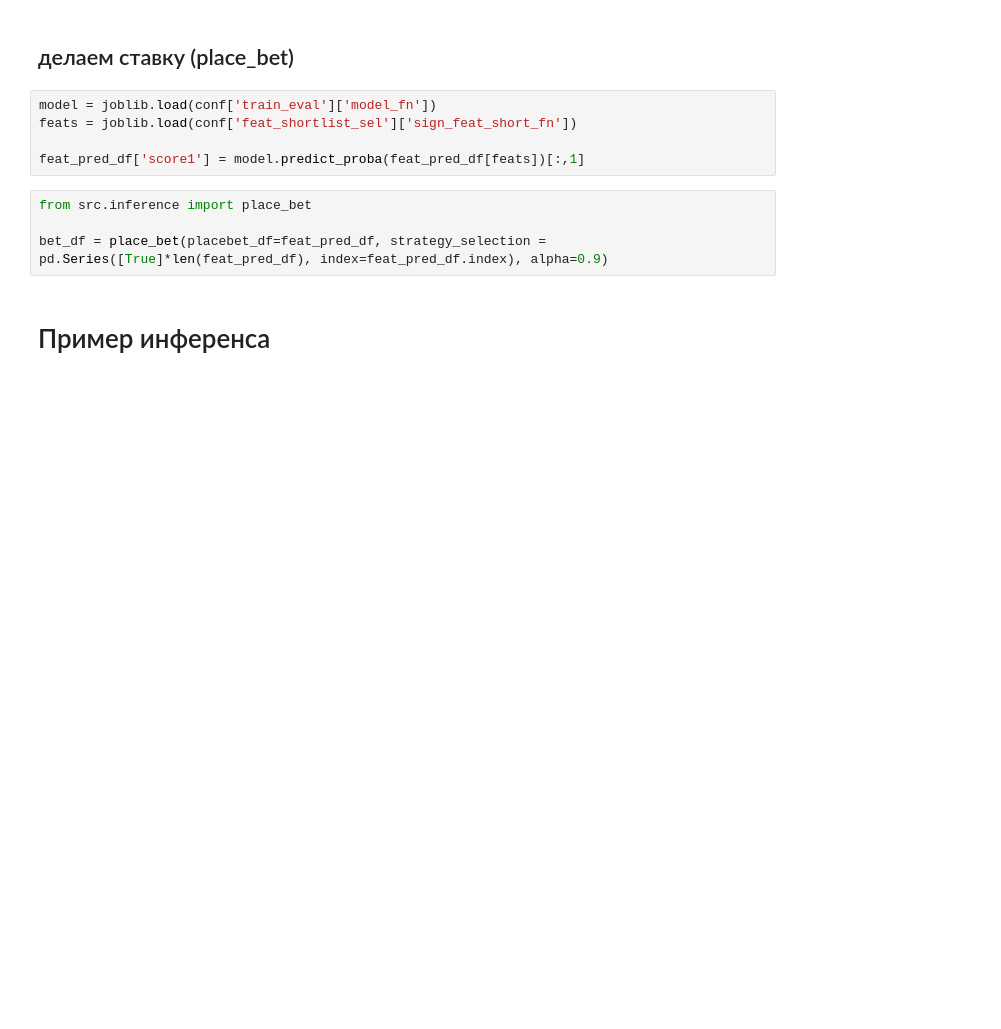
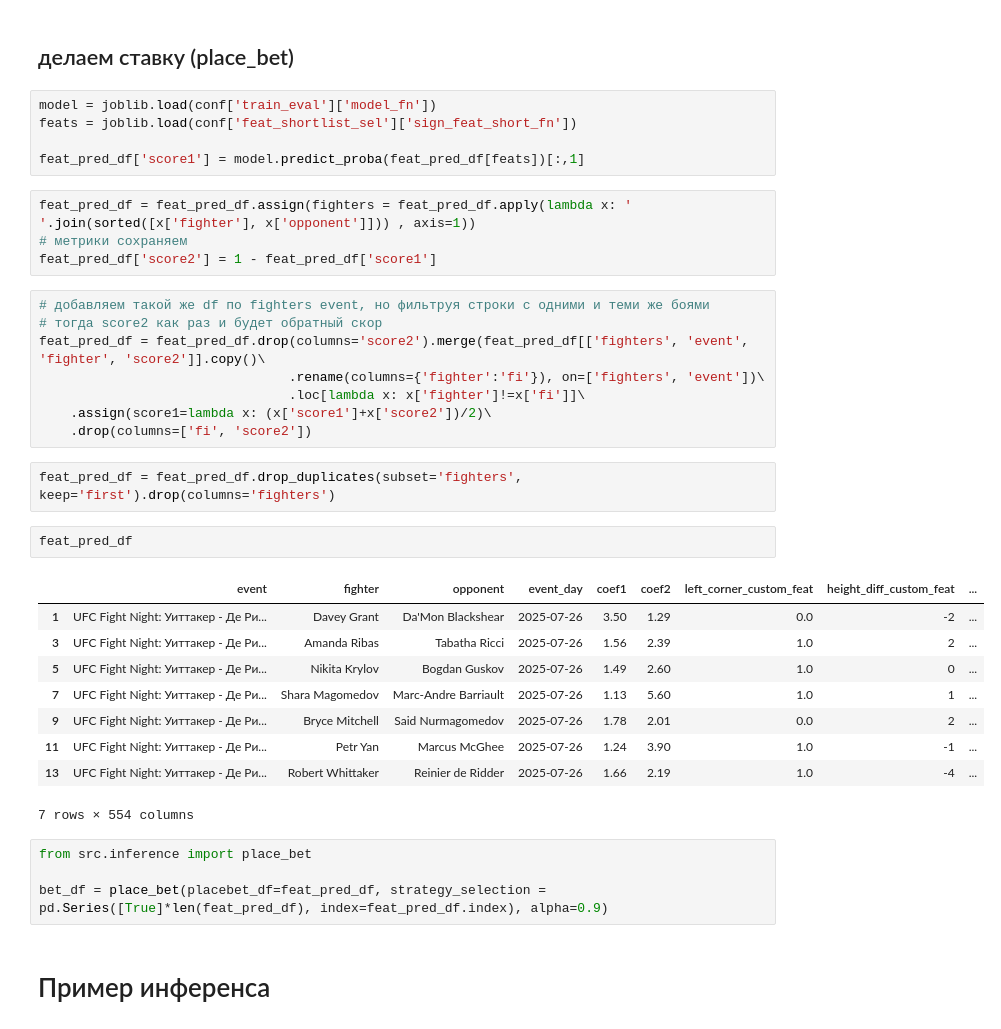
Before and after one commit to dtanalytic/ufc, a Jupyter notebook: notebooks/inference.ipynb, the cells around one changed output. Drawn from its saved outputs; the diff is of its cells as text; blank space fills up the shorter version.

```diff
--- a/notebooks/inference.ipynb
+++ b/notebooks/inference.ipynb
@@ -40,6 +54,32 @@ model = joblib.load(conf['train_eval']['model_fn'])
 feats = joblib.load(conf['feat_shortlist_sel']['sign_feat_short_fn'])
 
 feat_pred_df['score1'] = model.predict_proba(feat_pred_df[feats])[:,1]
+# %%
+feat_pred_df = feat_pred_df.assign(fighters = feat_pred_df.apply(lambda x: ' '.join(sorted([x['fighter'], x['opponent']])) , axis=1))
+# метрики сохраняем
+feat_pred_df['score2'] = 1 - feat_pred_df['score1']
+# %%
+# добавляем такой же df по fighters event, но фильтруя строки с одними и теми же боями
+# тогда score2 как раз и будет обратный скор
+feat_pred_df = feat_pred_df.drop(columns='score2').merge(feat_pred_df[['fighters', 'event', 'fighter', 'score2']].copy()\
+                                .rename(columns={'fighter':'fi'}), on=['fighters', 'event'])\
+                                .loc[lambda x: x['fighter']!=x['fi']]\
+    .assign(score1=lambda x: (x['score1']+x['score2'])/2)\
+    .drop(columns=['fi', 'score2'])
+# %%
+feat_pred_df = feat_pred_df.drop_duplicates(subset='fighters', keep='first').drop(columns='fighters')
+# %%
+feat_pred_df
+# %% [output]
+|  | event | fighter | opponent | event_day | coef1 | coef2 | left_corner_custom_feat | height_diff_custom_feat | ... |
+| 1 | UFC Fight Night: Уиттакер - Де Ри... | Davey Grant | Da'Mon Blackshear | 2025-07-26 | 3.50 | 1.29 | 0.0 | -2 | ... |
+| 3 | UFC Fight Night: Уиттакер - Де Ри... | Amanda Ribas | Tabatha Ricci | 2025-07-26 | 1.56 | 2.39 | 1.0 | 2 | ... |
+| 5 | UFC Fight Night: Уиттакер - Де Ри... | Nikita Krylov | Bogdan Guskov | 2025-07-26 | 1.49 | 2.60 | 1.0 | 0 | ... |
+| 7 | UFC Fight Night: Уиттакер - Де Ри... | Shara Magomedov | Marc-Andre Barriault | 2025-07-26 | 1.13 | 5.60 | 1.0 | 1 | ... |
+| 9 | UFC Fight Night: Уиттакер - Де Ри... | Bryce Mitchell | Said Nurmagomedov | 2025-07-26 | 1.78 | 2.01 | 0.0 | 2 | ... |
+| 11 | UFC Fight Night: Уиттакер - Де Ри... | Petr Yan | Marcus McGhee | 2025-07-26 | 1.24 | 3.90 | 1.0 | -1 | ... |
+| 13 | UFC Fight Night: Уиттакер - Де Ри... | Robert Whittaker | Reinier de Ridder | 2025-07-26 | 1.66 | 2.19 | 1.0 | -4 | ... |
+7 rows × 554 columns
 # %%
 from src.inference import place_bet
 
```
Also changed, not shown: parts of 3 cells of this notebook, 4 other files.
